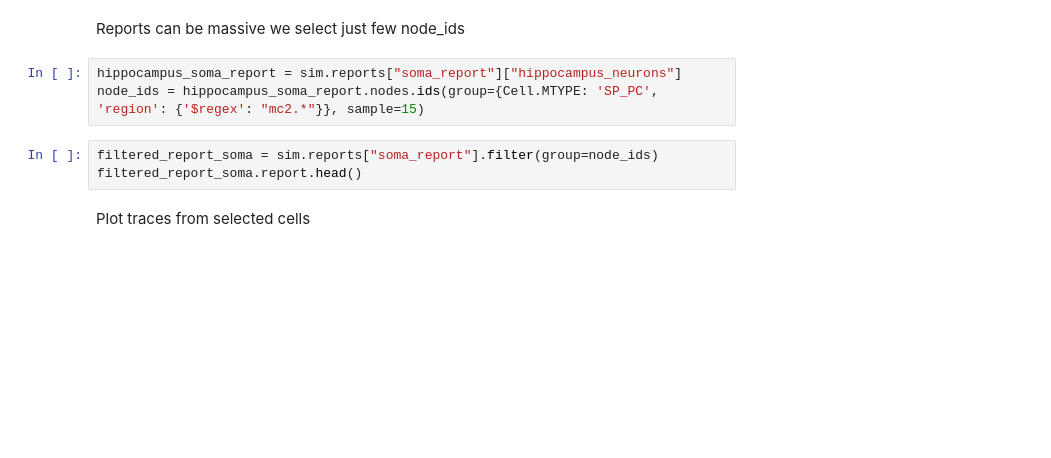
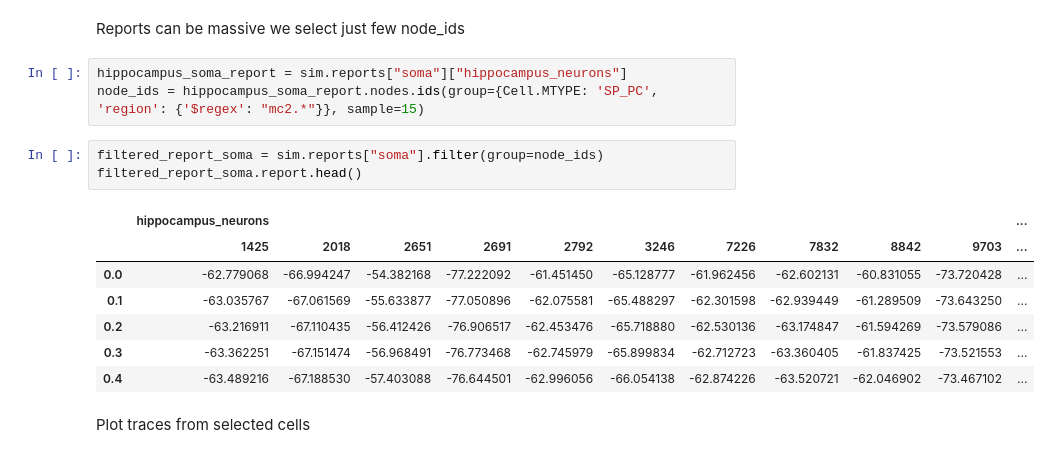
Before and after one commit to BlueBrain/MOOC-hippocampus-network-simulation-2019, a Jupyter notebook: notebooks/basic_simulation_analysis.ipynb, the cells around one changed output. Saved outputs shown, nothing was run; the diff lists cells and outputs as text; blank space fills up the shorter version.

```diff
--- a/notebooks/basic_simulation_analysis.ipynb
+++ b/notebooks/basic_simulation_analysis.ipynb
@@ -128,11 +173,19 @@ print(sim.reports)
 # %% [markdown]
 Reports can be massive we select just few node_ids
 # %%
-hippocampus_soma_report = sim.reports["soma_report"]["hippocampus_neurons"]
+hippocampus_soma_report = sim.reports["soma"]["hippocampus_neurons"]
 node_ids = hippocampus_soma_report.nodes.ids(group={Cell.MTYPE: 'SP_PC', 'region': {'$regex': "mc2.*"}}, sample=15)
 # %%
-filtered_report_soma = sim.reports["soma_report"].filter(group=node_ids)
+filtered_report_soma = sim.reports["soma"].filter(group=node_ids)
 filtered_report_soma.report.head()
+# %% [output]
+|  | hippocampus_neurons |  |  |  |  |  |  |  |  |  | ... |
+|  | 1425 | 2018 | 2651 | 2691 | 2792 | 3246 | 7226 | 7832 | 8842 | 9703 | ... |
+| 0.0 | -62.779068 | -66.994247 | -54.382168 | -77.222092 | -61.451450 | -65.128777 | -61.962456 | -62.602131 | -60.831055 | -73.720428 | ... |
+| 0.1 | -63.035767 | -67.061569 | -55.633877 | -77.050896 | -62.075581 | -65.488297 | -62.301598 | -62.939449 | -61.289509 | -73.643250 | ... |
+| 0.2 | -63.216911 | -67.110435 | -56.412426 | -76.906517 | -62.453476 | -65.718880 | -62.530136 | -63.174847 | -61.594269 | -73.579086 | ... |
+| 0.3 | -63.362251 | -67.151474 | -56.968491 | -76.773468 | -62.745979 | -65.899834 | -62.712723 | -63.360405 | -61.837425 | -73.521553 | ... |
+| 0.4 | -63.489216 | -67.188530 | -57.403088 | -76.644501 | -62.996056 | -66.054138 | -62.874226 | -63.520721 | -62.046902 | -73.467102 | ... |
 # %% [markdown]
 Plot traces from selected cells
 # %%
```
Also changed, not shown: parts of 14 cells of this notebook, 1 other file.
